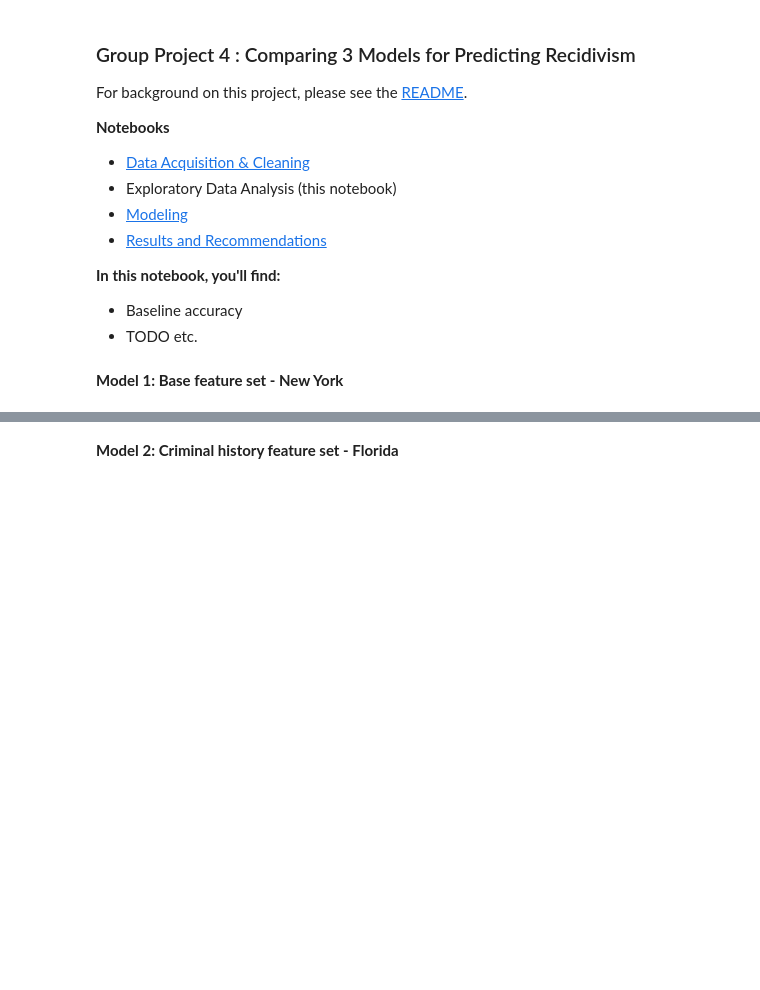
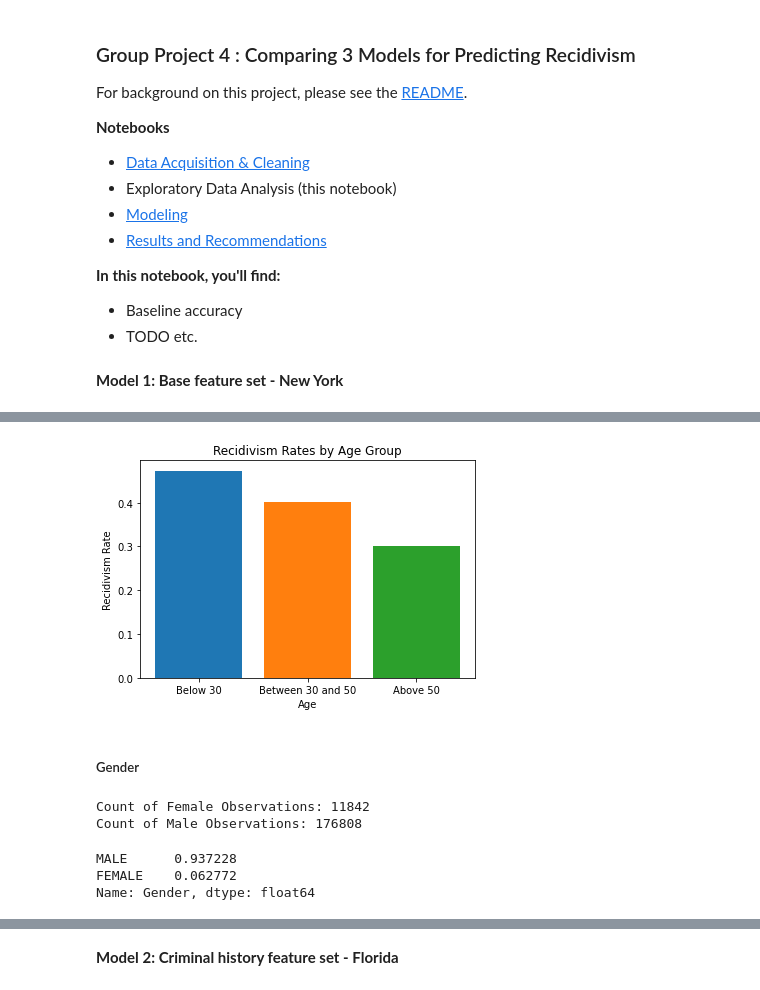
Before and after one commit to ga-dsi-822-group4/recidivism, a Jupyter notebook: notebooks/02_eda.ipynb, the cells around one changed output, grey strips where cells are left out. Cells and saved outputs as stored; diff of their text form; code cells hidden in the pictures; blank space fills up the shorter version.

```diff
--- a/notebooks/02_eda.ipynb
+++ b/notebooks/02_eda.ipynb
@@ -16,0 +66,22 @@ For background on this project, please see the [README](../README.md).
+# %%
+#split the dataset into different age ranges below 30, 30-50, 50 and above
+below30 = ny_df[ny_df['Age at Release'] < 30]
+between_30_50 = ny_df[(ny_df['Age at Release'] >= 30) & (ny_df['Age at Release'] <= 50)]
+above50 = ny_df[ny_df['Age at Release'] > 50]
+
+#calculate recidivism rate for each age group as recidivism = reincarcerated / total pop
+below30_recid_rate = (below30[below30['recidivism'] == 1]['recidivism'].value_counts()) / below30.shape[0]
+between_30_50_recid_rate = (between_30_50[between_30_50['recidivism'] == 1]['recidivism'].value_counts()) / between_30_50.shape[0]
+above_50_recid_rate = (above50[above50['recidivism'] == 1]['recidivism'].value_counts()) / above50.shape[0]
+
+#Here we can see a steady decline in recidivism rates as the age at release increases.
+plt.bar(x = 'Below 30', height= below30_recid_rate)
+plt.bar(x = 'Between 30 and 50', height = between_30_50_recid_rate)
+plt.bar(x = 'Above 50', height = above_50_recid_rate)
+plt.xlabel('Age')
+plt.ylabel('Recidivism Rate')
+plt.title('Recidivism Rates by Age Group');
+# %% [output]
+[figure, added]
+# %% [markdown]
+##### Gender
@@ -16,0 +91,11 @@ For background on this project, please see the [README](../README.md).
+# %%
+#Males represent an overwhelming ~94% of the observations as such it may be difficult to draw accurate comparisons with only ~12k female observations v. 176k males.
+print(f'Count of Female Observations: {female.shape[0]}')
+print(f'Count of Male Observations: {male.shape[0]}')
+ny_df['Gender'].value_counts(normalize = True)
+# %% [output]
+Count of Female Observations: 11842
+Count of Male Observations: 176808
+MALE      0.937228
+FEMALE    0.062772
+Name: Gender, dtype: float64
```
Also changed, not shown: parts of 17 cells of this notebook, 2 other files.
